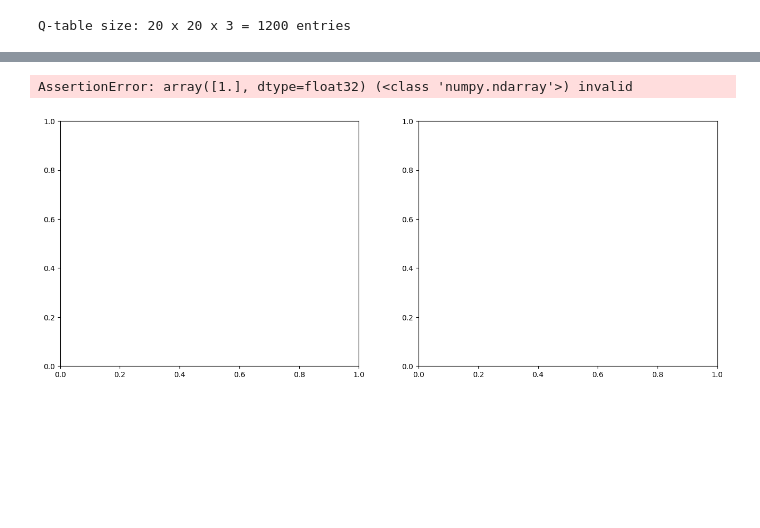
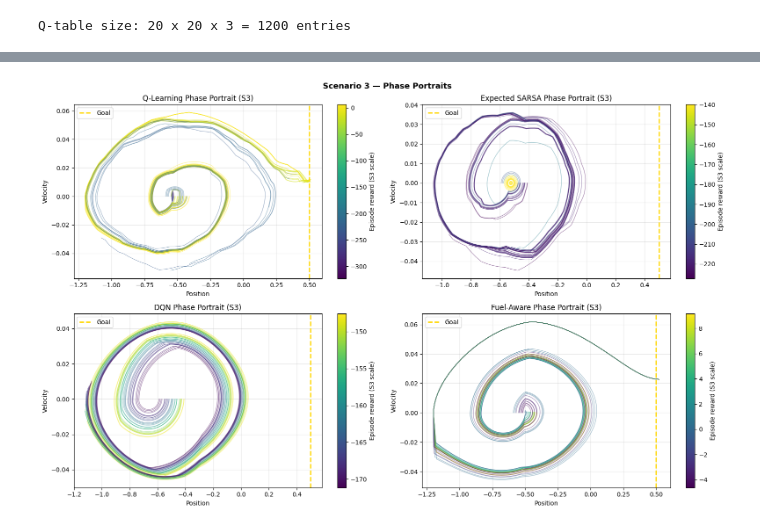
Before and after one commit to sjekic/reinforcement-learning, a Jupyter notebook: scenario_03_discrete_minfuel.ipynb, the cells around one changed output, grey strips where cells are left out. Drawn from its saved outputs; the diff is of its cells as text; code cells hidden in the pictures; blank space fills up the shorter version.

```diff
--- a/scenario_03_discrete_minfuel.ipynb
+++ b/scenario_03_discrete_minfuel.ipynb
@@ -366,12 +708,12 @@ Q-table saved -> checkpoints/s03_qtable.pkl
 # %%
-print('Training DQN with FuelCostWrapper (2500 episodes)...')
+print('Training DQN comparison model — fuel-aware warm-start')
 dqn = DQNAgent(
     state_dim=2, n_actions=3,
-    lr=5e-4, gamma=0.99,
-    eps_start=1.0, eps_end=0.01, eps_decay=0.9993,
+    lr=5e-4, gamma=0.999,
+    eps_start=1.0, eps_end=0.05, eps_decay=0.9990,
     batch_size=64, target_update=200
 )
-dqn_rewards, dqn_coast = train_dqn(env, dqn, n_episodes=2500)
+dqn_rewards, dqn_coast = train_dqn(env, dqn, n_episodes=2500, warmup_prob=0.70)
 torch.save(dqn.policy_net.state_dict(), 'checkpoints/s03_dqn.pth')
 print('DQN weights saved -> checkpoints/s03_dqn.pth')
 # %% [output]
@@ -564,13 +1086,16 @@ except FileNotFoundError:
     s1_available = False
 
 if s1_available:
-    fig, axes = plt.subplots(1, 3, figsize=(20, 6))
+    comparison_items = [
+        (s1_fn, 'S1: Min Steps\n(Q-Learning)'),
+        (ql_fn, 'S3: Min Fuel\n(Q-Learning)'),
+        (esarsa_fn, 'S3: Min Fuel\n(Expected SARSA)'),
+        (dqn_fn, 'S3: Min Fuel\n(DQN)'),
+        (fuel_fn, 'S3: Min Fuel\n(Fuel-aware)'),
+    ]
+    fig, axes = plt.subplots(1, len(comparison_items), figsize=(5 * len(comparison_items), 6))
 
-    for ax, (fn, title) in zip(axes, [
-        (s1_fn,  'S1: Min Steps\n(Q-Learning)'),
-        (ql_fn,  'S3: Min Fuel\n(Q-Learning)'),
-        (dqn_fn, 'S3: Min Fuel\n(DQN)'),
-    ]):
+    for ax, (fn, title) in zip(axes, comparison_items):
         grid = np.array([[fn(np.array([p, v])) for p in pos_g] for v in vel_g])
         ax.imshow(grid, extent=[POS_LOW, POS_HIGH, VEL_LOW, VEL_HIGH],
                   origin='lower', cmap=cmap, aspect='auto', vmin=0, vmax=2)
@@ -599,35 +1124,38 @@ If Scenario 3 works well, we should see more coasting than in Scenario 1.
 # %%
-eval_env = gym.make('MountainCar-v0')
-fig, axes = plt.subplots(1, 2, figsize=(16, 6))
+eval_env = make_env()
+phase_items = [
+    (ql_fn, 'Q-Learning Phase Portrait (S3)'),
+    (esarsa_fn, 'Expected SARSA Phase Portrait (S3)'),
+    (dqn_fn, 'DQN Phase Portrait (S3)'),
+    (fuel_fn, 'Fuel-Aware Phase Portrait (S3)'),
+]
+fig, axes = plt.subplots(2, 2, figsize=(16, 10))
+axes = axes.ravel()
 
-for ax, (fn, title) in zip(axes, [
-    (ql_fn,  'Q-Learning Phase Portrait (S3)'),
-    (dqn_fn, 'DQN Phase Portrait (S3)'),
-]):
+for ax, (fn, title) in zip(axes, phase_items):
     trajs = collect_trajectories(eval_env, fn, n_episodes=30, max_steps=200)
-    rews  = [t['total_reward'] for t in trajs]
+    rews = [t['total_reward'] for t in trajs]
     vmin, vmax = min(rews), max(rews)
     cmap_pp = plt.cm.viridis
     for traj in trajs:
         pos = [s[0] for s in traj['states']]
         vel = [s[1] for s in traj['states']]
-        c   = cmap_pp((traj['total_reward'] - vmin) / max(vmax - vmin, 1e-8))
+        c = cmap_pp((traj['total_reward'] - vmin) / max(vmax - vmin, 1e-8))
         ax.plot(pos, vel, alpha=0.5, lw=0.8, color=c)
     sm = plt.cm.ScalarMappable(cmap=cmap_pp, norm=plt.Normalize(vmin=vmin, vmax=vmax))
     sm.set_array([])
     plt.colorbar(sm, ax=ax, label='Episode reward (S3 scale)')
     ax.axvline(0.5, color='gold', ls='--', lw=2, label='Goal')
     ax.set_xlabel('Position')
     ax.set_ylabel('Velocity')
     ax.set_title(title)
     ax.legend()
     ax.grid(alpha=0.3)
 
 plt.suptitle('Scenario 3 — Phase Portraits', fontsize=13, fontweight='bold')
 plt.tight_layout()
 plt.savefig('checkpoints/s03_phase_portrait.png', dpi=150)
 plt.show()
 # %% [output]
-AssertionError: array([1.], dtype=float32) (<class 'numpy.ndarray'>) invalid
-[figure, old version]
+[figure, new version]
 # %%
```
Also changed, not shown: parts of 33 cells of this notebook, 1 other file.
